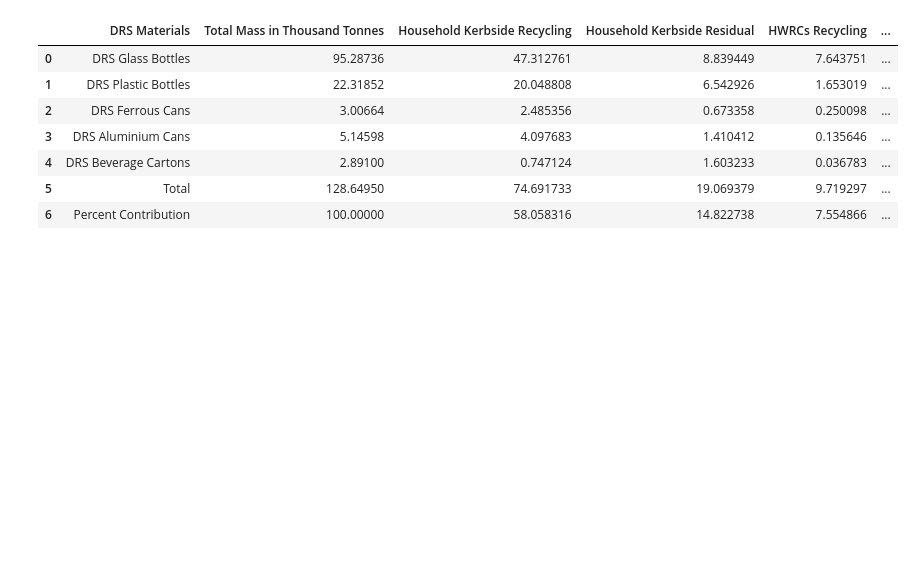
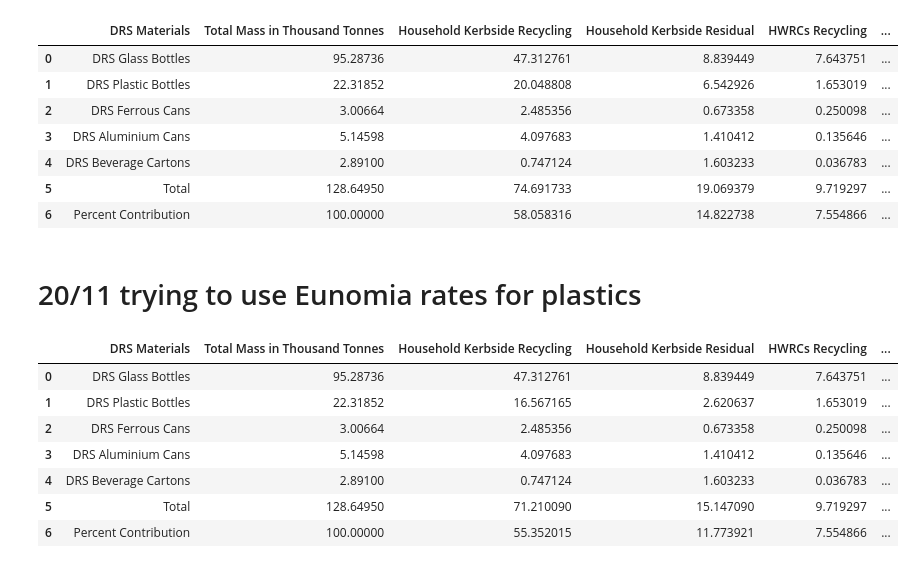
Before and after one commit to joanw0226/foe, a Jupyter notebook: check_1911.ipynb, the cells around one changed output. Drawn from its saved outputs; the diff is of its cells as text; code cells hidden in the pictures; blank space fills up the shorter version.

```diff
--- a/check_1911.ipynb
+++ b/check_1911.ipynb
@@ -113,3 +113,16 @@ massflow_baseline.get_massflow_baseline()
 | 4 | DRS Beverage Cartons | 2.89100 | 0.747124 | 1.603233 | 0.036783 | ... |
 | 5 | Total | 128.64950 | 74.691733 | 19.069379 | 9.719297 | ... |
 | 6 | Percent Contribution | 100.00000 | 58.058316 | 14.822738 | 7.554866 | ... |
+# %% [markdown]
+# 20/11 trying to use Eunomia rates for plastics
+# %%
+massflow_baseline.get_massflow_baseline()
+# %% [output]
+|  | DRS Materials | Total Mass in Thousand Tonnes | Household Kerbside Recycling | Household Kerbside Residual | HWRCs Recycling | ... |
+| 0 | DRS Glass Bottles | 95.28736 | 47.312761 | 8.839449 | 7.643751 | ... |
+| 1 | DRS Plastic Bottles | 22.31852 | 16.567165 | 2.620637 | 1.653019 | ... |
+| 2 | DRS Ferrous Cans | 3.00664 | 2.485356 | 0.673358 | 0.250098 | ... |
+| 3 | DRS Aluminium Cans | 5.14598 | 4.097683 | 1.410412 | 0.135646 | ... |
+| 4 | DRS Beverage Cartons | 2.89100 | 0.747124 | 1.603233 | 0.036783 | ... |
+| 5 | Total | 128.64950 | 71.210090 | 15.147090 | 9.719297 | ... |
+| 6 | Percent Contribution | 100.00000 | 55.352015 | 11.773921 | 7.554866 | ... |
```
Also changed, not shown: parts of 4 cells of this notebook, 8 other files.
